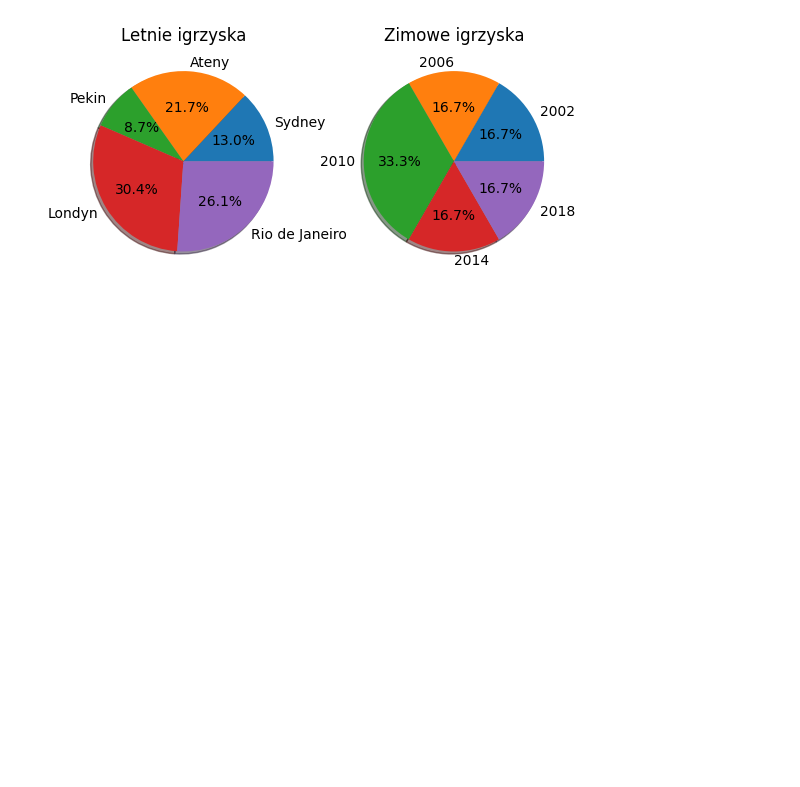
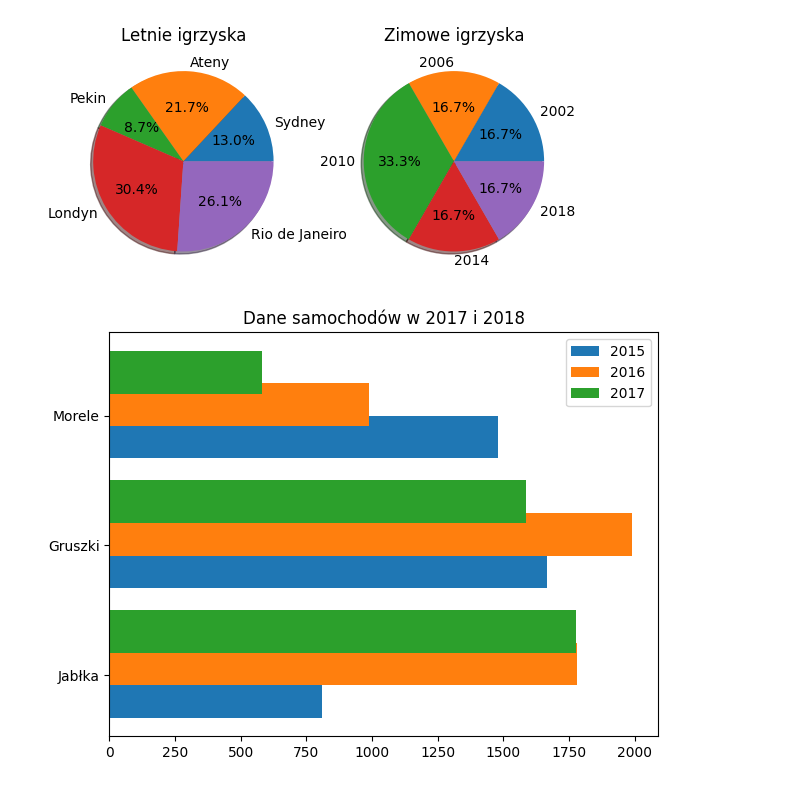
Before and after one commit to Gurcz1/colab, a Jupyter notebook: Untitled0.ipynb, the cells around one changed output. Drawn from its saved outputs; the diff is of its cells as text; code cells hidden in the pictures; blank space fills up the shorter version.

```diff
--- a/Untitled0.ipynb
+++ b/Untitled0.ipynb
@@ -72,3 +85,24 @@ plt.title('Zimowe igrzyska')
 plt.show()
 # %% [output]
 [figure]
+# %%
+import numpy as np
+import pandas as pd
+import matplotlib.pyplot as plt
+
+data = pd.read_excel("sprzedaz03.xlsx")
+data.columns = ["Produkt", "Rok", "Sprzedaż"]
+r2015 = data[data["Rok"]== 2015]
+r2017 = data[data["Rok"] == 2016]
+r2018 = data[data["Rok"] == 2017]
+x = np.arange(len(r2017["Produkt"]))
+plt.barh(x, r2017["Sprzedaż"], label='2015', height=0.33)
+plt.barh(x + 0.25, r2015["Sprzedaż"], label='2016', height=0.33)
+plt.barh(x + 0.5, r2018["Sprzedaż"], label='2017', height=0.33)
+plt.yticks(x + 0.33 / 2, r2017["Produkt"])
+plt.legend()
+plt.title('Dane samochodów w 2017 i 2018')
+plt.tight_layout()
+plt.show()
+# %% [output]
+[figure, added]
```
Also changed, not shown: parts of 1 cell of this notebook.
